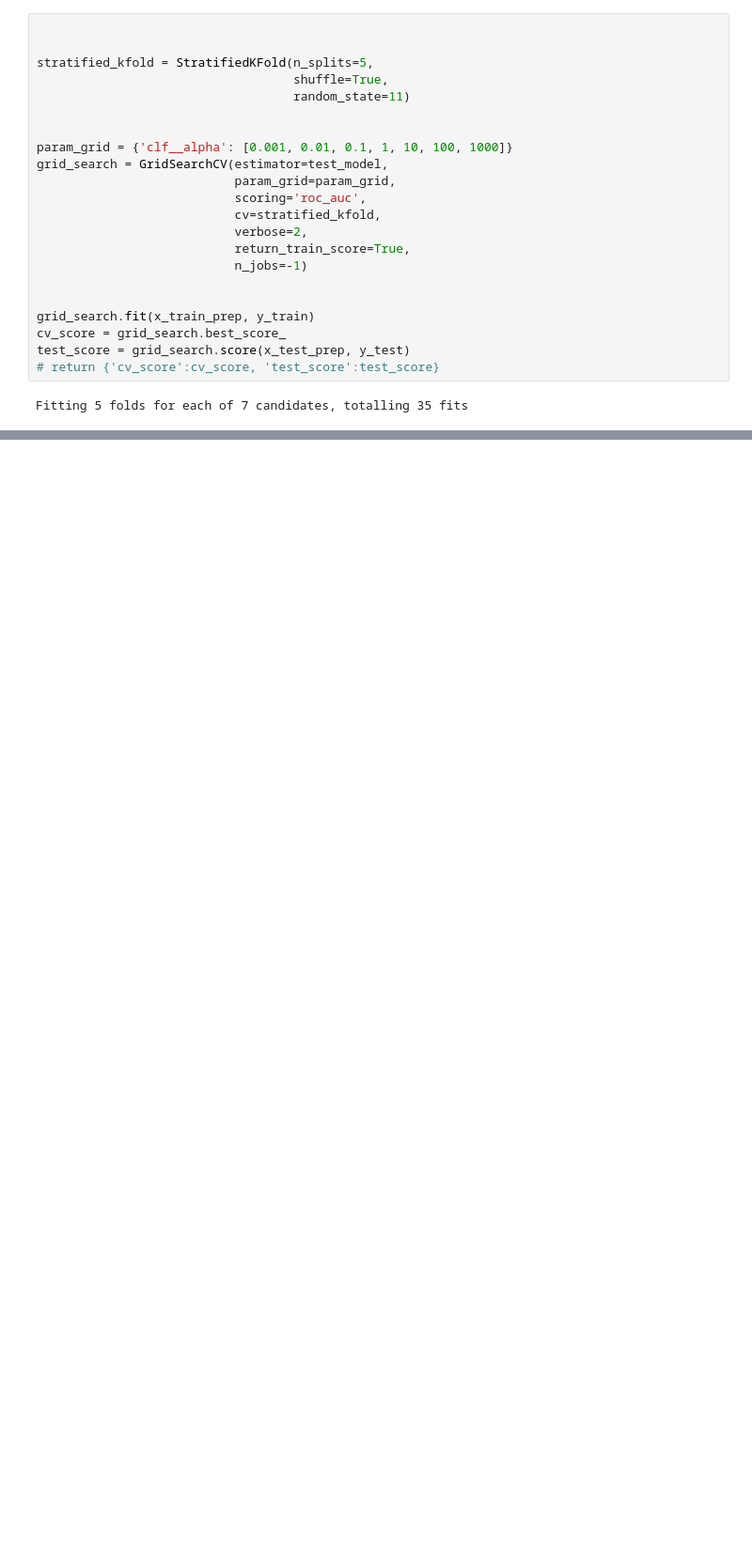
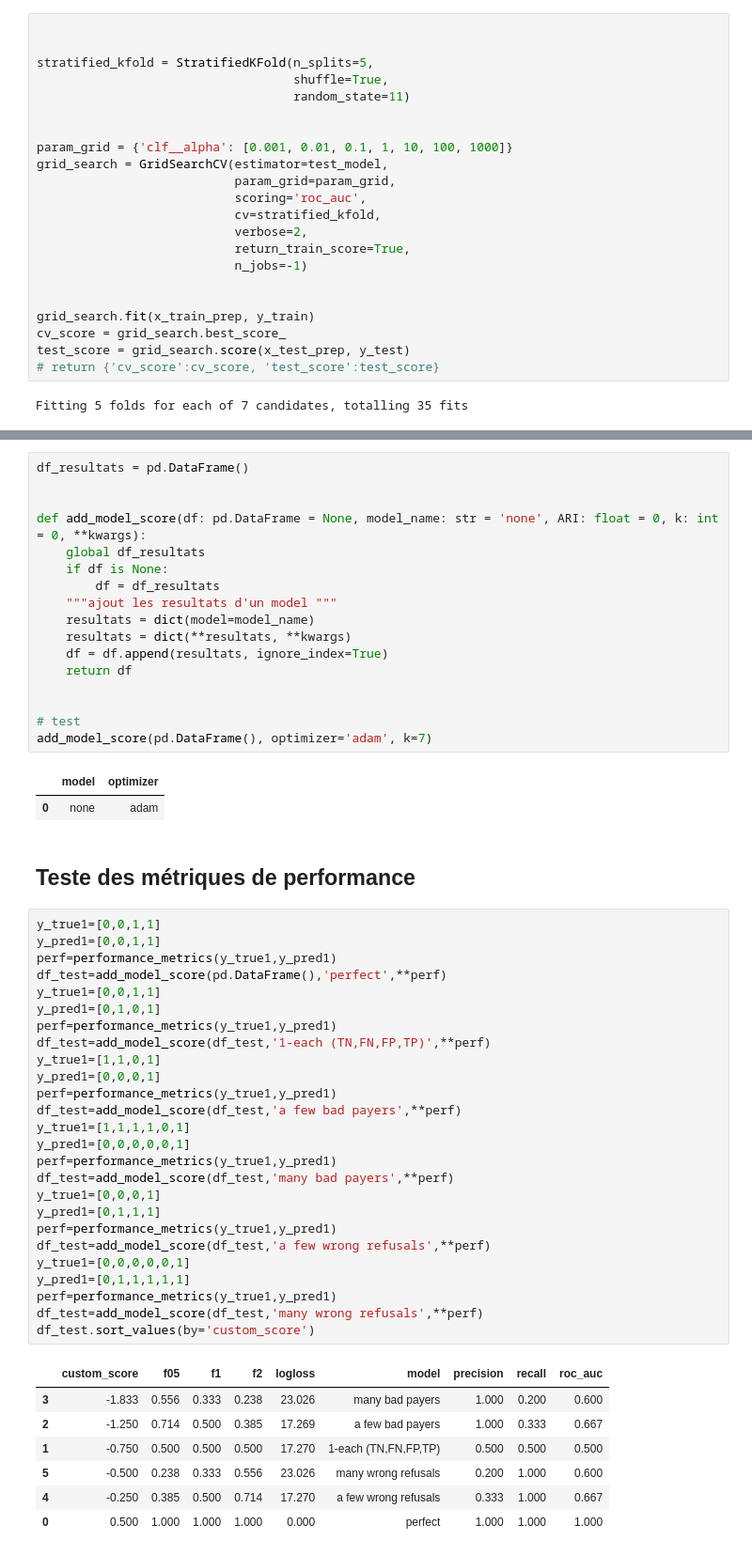
Before and after one commit to mrcreasey/oc-ds-p7-scoring-dashboard, a Jupyter notebook: code/P7_modelisation.ipynb, the cells around one changed output, grey strips where cells are left out. Shown: that part at 94% size. Cells and saved outputs as stored; diff of their text form; blank space fills up the shorter version.

Commit message:
add evaluation metrics + custom scorer

```diff
--- a/code/P7_modelisation.ipynb
+++ b/code/P7_modelisation.ipynb
@@ -577,0 +665,56 @@ Fitting 5 folds for each of 7 candidates, totalling 35 fits
+# %%
+df_resultats = pd.DataFrame()
+
+
+def add_model_score(df: pd.DataFrame = None, model_name: str = 'none', ARI: float = 0, k: int = 0, **kwargs):
+    global df_resultats
+    if df is None:
+        df = df_resultats
+    """ajout les resultats d'un model """
+    resultats = dict(model=model_name)
+    resultats = dict(**resultats, **kwargs)
+    df = df.append(resultats, ignore_index=True)
+    return df
+
+
+# test
+add_model_score(pd.DataFrame(), optimizer='adam', k=7)
+# %% [output]
+|  | model | optimizer |
+| 0 | none | adam |
+# %% [markdown]
+## Teste des métriques de performance
+# %%
+y_true1=[0,0,1,1]
+y_pred1=[0,0,1,1]
+perf=performance_metrics(y_true1,y_pred1)
+df_test=add_model_score(pd.DataFrame(),'perfect',**perf)
+y_true1=[0,0,1,1]
+y_pred1=[0,1,0,1]
+perf=performance_metrics(y_true1,y_pred1)
+df_test=add_model_score(df_test,'1-each (TN,FN,FP,TP)',**perf)
+y_true1=[1,1,0,1]
+y_pred1=[0,0,0,1]
+perf=performance_metrics(y_true1,y_pred1)
+df_test=add_model_score(df_test,'a few bad payers',**perf)
+y_true1=[1,1,1,1,0,1]
+y_pred1=[0,0,0,0,0,1]
+perf=performance_metrics(y_true1,y_pred1)
+df_test=add_model_score(df_test,'many bad payers',**perf)
+y_true1=[0,0,0,1]
+y_pred1=[0,1,1,1]
+perf=performance_metrics(y_true1,y_pred1)
+df_test=add_model_score(df_test,'a few wrong refusals',**perf)
+y_true1=[0,0,0,0,0,1]
+y_pred1=[0,1,1,1,1,1]
+perf=performance_metrics(y_true1,y_pred1)
+df_test=add_model_score(df_test,'many wrong refusals',**perf)
+df_test.sort_values(by='custom_score')
+# %% [output]
+|  | custom_score | f05 | f1 | f2 | logloss | model | precision | recall | roc_auc |
+| 3 | -1.833 | 0.556 | 0.333 | 0.238 | 23.026 | many bad payers | 1.000 | 0.200 | 0.600 |
+| 2 | -1.250 | 0.714 | 0.500 | 0.385 | 17.269 | a few bad payers | 1.000 | 0.333 | 0.667 |
+| 1 | -0.750 | 0.500 | 0.500 | 0.500 | 17.270 | 1-each (TN,FN,FP,TP) | 0.500 | 0.500 | 0.500 |
+| 5 | -0.500 | 0.238 | 0.333 | 0.556 | 23.026 | many wrong refusals | 0.200 | 1.000 | 0.600 |
+| 4 | -0.250 | 0.385 | 0.500 | 0.714 | 17.270 | a few wrong refusals | 0.333 | 1.000 | 0.667 |
+| 0 | 0.500 | 1.000 | 1.000 | 1.000 | 0.000 | perfect | 1.000 | 1.000 | 1.000 |
```
Also changed, not shown: parts of 9 cells of this notebook.
